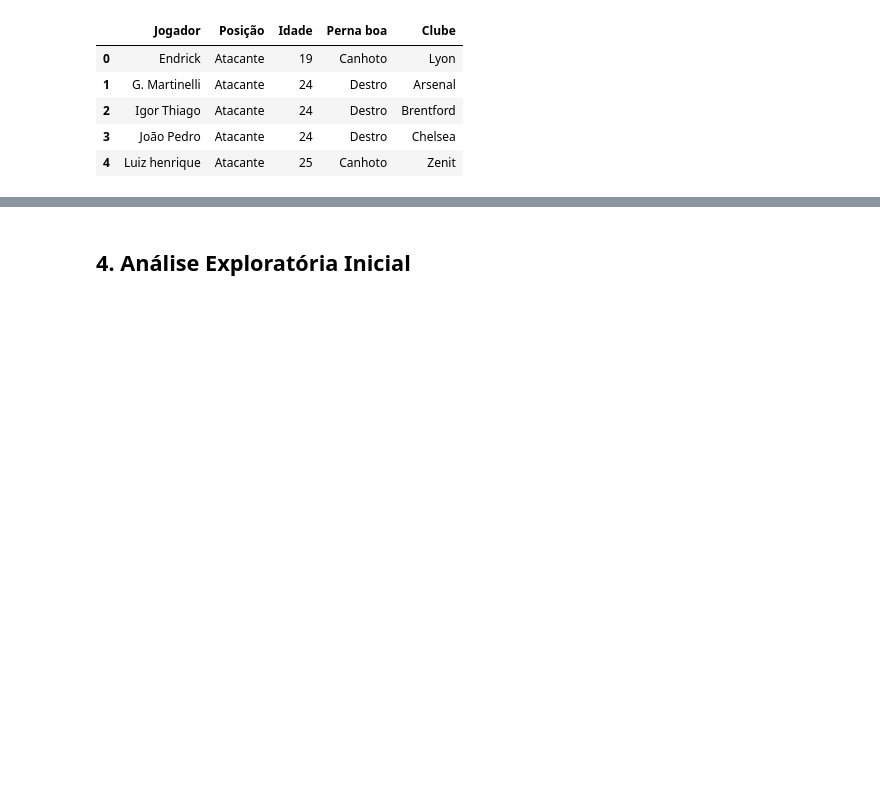
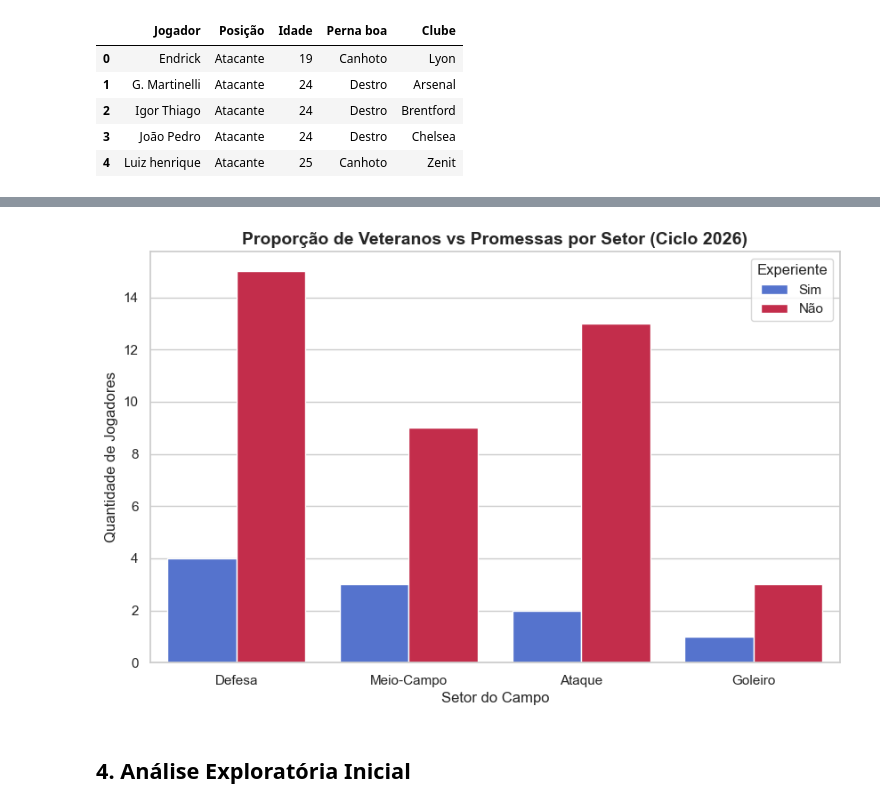
Before and after one commit to gabrielplimaa/Projeto-Estatistica, a Jupyter notebook: main.ipynb, the cells around one changed output, grey strips where cells are left out. Saved outputs shown, nothing was run; the diff lists cells and outputs as text; code cells hidden in the pictures; blank space fills up the shorter version.

```diff
--- a/main.ipynb
+++ b/main.ipynb
@@ -65,3 +74,56 @@ Goleiros: 0 duplicados encontrados
+# %%
+# Limpar nomes de colunas (remove espaços extras como 'Jogos ' ou ' Idade')
+for nome, df in dfs.items():
+    df.columns = df.columns.str.strip()
+
+# ZAGUEIROS (Top 20%)
+percentil_zag = df_zagueiro['Jogos na Seleção'].quantile(0.8)
+df_zagueiro['Experiente'] = np.where(df_zagueiro['Jogos na Seleção'] > percentil_zag, 'Sim', 'Não')
+
+# MEIO-CAMPISTAS (Top 20%)
+percentil_meio = df_meio['Jogos na Seleção'].quantile(0.8)
+df_meio['Experiente'] = np.where(df_meio['Jogos na Seleção'] > percentil_meio, 'Sim', 'Não')
+
+# ATACANTES (Top 10%)
+percentil_ata = df_atacantes['Jogos na Seleção'].quantile(0.9)
+df_atacantes['Experiente'] = np.where(df_atacantes['Jogos na Seleção'] > percentil_ata, 'Sim', 'Não')
+
+# GOLEIROS (Top 10%)
+percentil_gol = df_goleiros['Jogos na Seleção'].quantile(0.9)
+df_goleiros['Experiente'] = np.where(df_goleiros['Jogos na Seleção'] > percentil_gol, 'Sim', 'Não')
+
+# === GRÁFICO: JOGADORES EXPERIENTES POR SETOR ===
+
+# 1. Criando uma coluna temporária 'Setor' apenas para organizar o gráfico
+df_zagueiro['Setor'] = 'Defesa'
+df_meio['Setor'] = 'Meio-Campo'
+df_atacantes['Setor'] = 'Ataque'
+df_goleiros['Setor'] = 'Goleiro'
+
+# 2. Juntando as informações de experiência em uma tabela única
+df_experiencia = pd.concat([
+    df_zagueiro[['Setor', 'Experiente']],
+    df_meio[['Setor', 'Experiente']],
+    df_atacantes[['Setor', 'Experiente']],
+    df_goleiros[['Setor', 'Experiente']]
+])
+
+# 3. Configurando a figura
+plt.figure(figsize=(10, 6))
+
+# 4. Criando o gráfico de barras agrupadas com as cores exatas que você pediu
+cores_personalizadas = {'Sim': 'royalblue', 'Não': 'crimson'} # Usando tons de azul e vermelho mais elegantes
+sns.countplot(data=df_experiencia, x='Setor', hue='Experiente', palette=cores_personalizadas)
+
+# 5. Adicionando os títulos e rótulos
+plt.title('Proporção de Veteranos vs Promessas por Setor (Ciclo 2026)', fontsize=14, fontweight='bold')
+plt.xlabel('Setor do Campo', fontsize=12)
+plt.ylabel('Quantidade de Jogadores', fontsize=12)
+
+# 6. Exibindo o gráfico
+plt.show()
+# %% [output]
+[figure, added]
 # %% [markdown]
 ## 4. Análise Exploratória Inicial
 # %%
```
Also changed, not shown: parts of 3 cells of this notebook.
